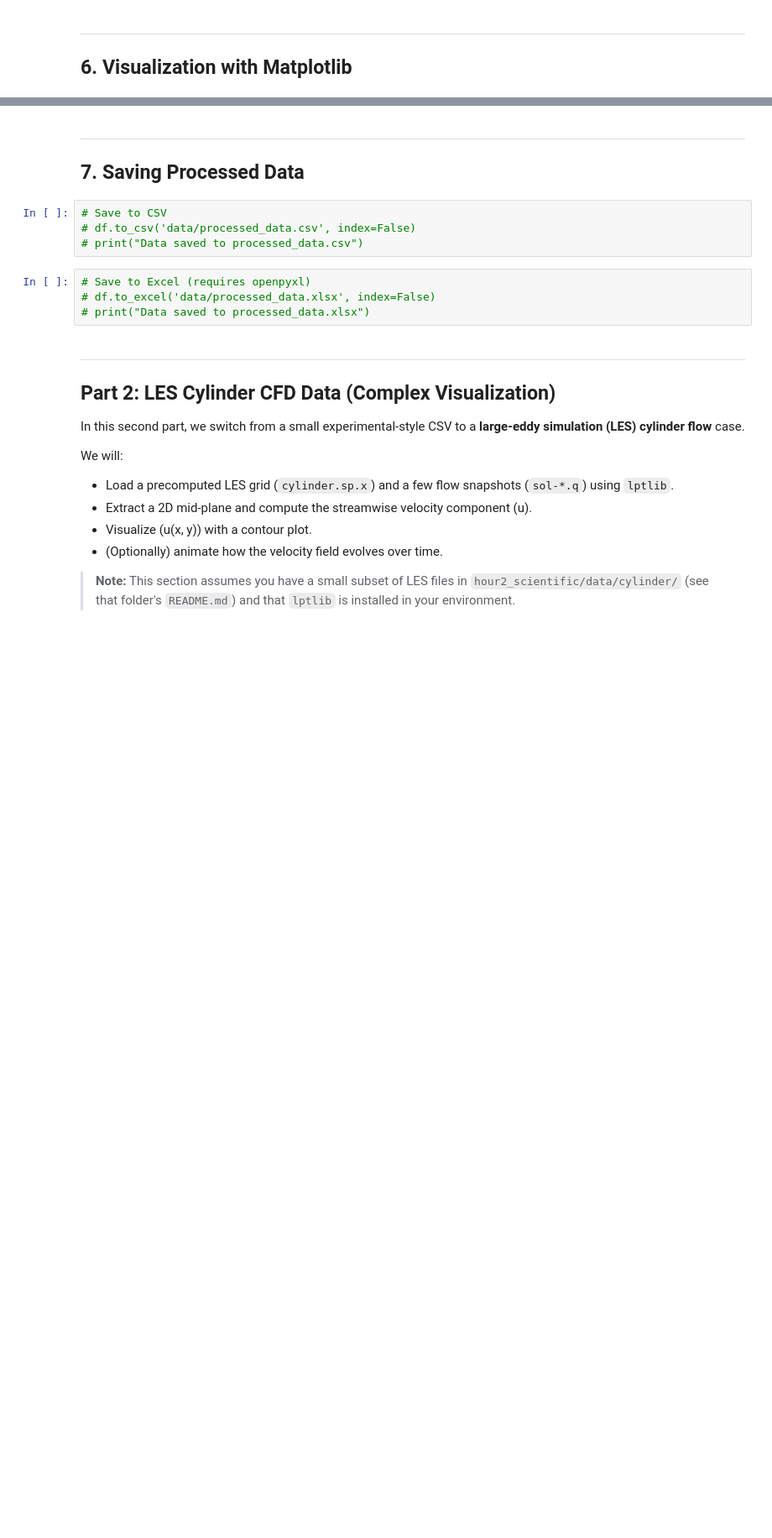
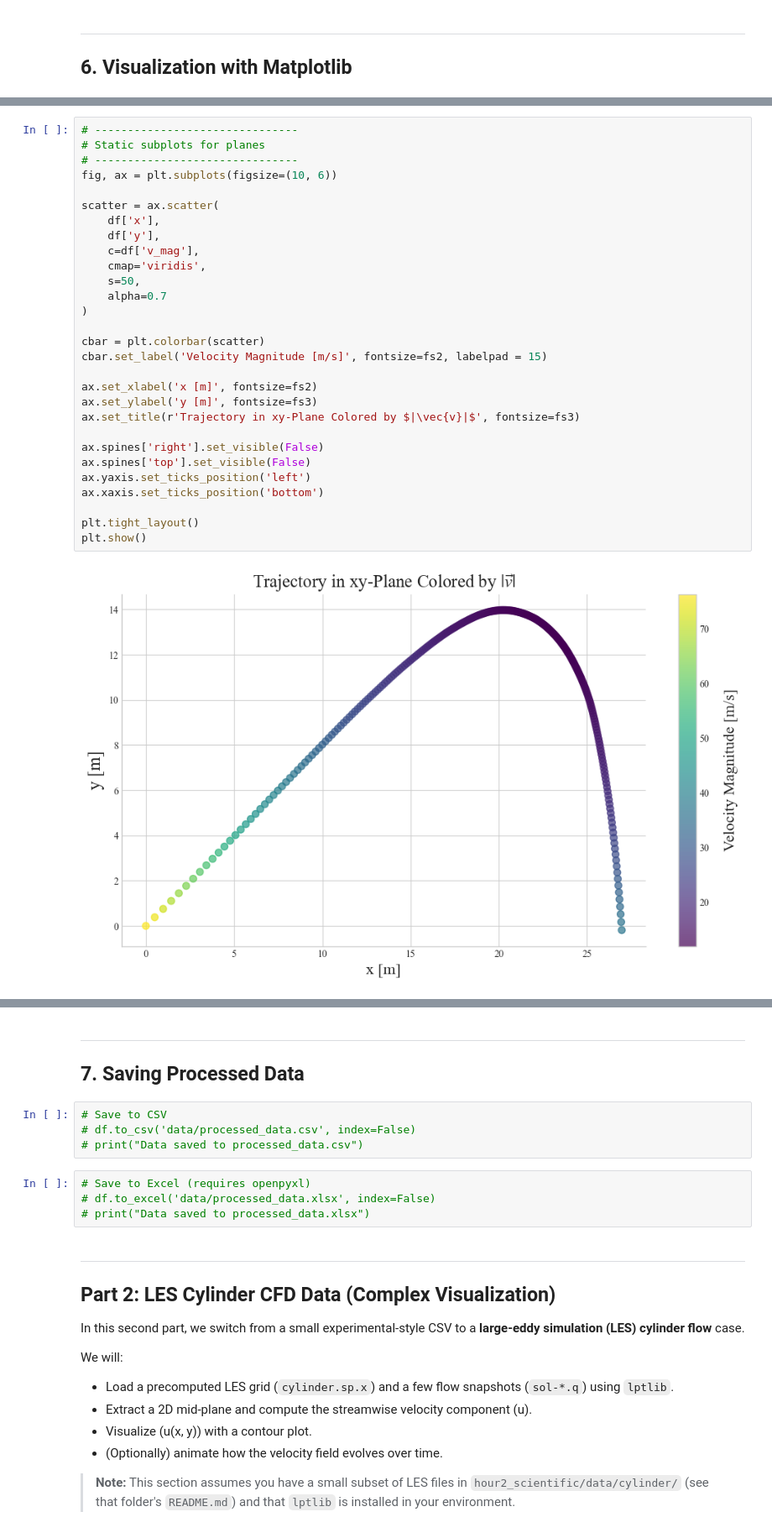
Before and after one commit to kalagotla/dc-qc-sci-python, a Jupyter notebook: hour2_scientific/01_scientific_python.ipynb, the cells around one changed output, grey strips where cells are left out. Shown at 84% size. Drawn from its saved outputs; the diff is of its cells as text; blank space fills up the shorter version.

```diff
--- a/hour2_scientific/01_scientific_python.ipynb
+++ b/hour2_scientific/01_scientific_python.ipynb
@@ -237,3 +338,34 @@ plt.show()
+# %%
+# -------------------------------
+# Static subplots for planes
+# -------------------------------
+fig, ax = plt.subplots(figsize=(10, 6))
+
+scatter = ax.scatter(
+    df['x'],
+    df['y'],
+    c=df['v_mag'],
+    cmap='viridis',
+    s=50,
+    alpha=0.7
+)
+
+cbar = plt.colorbar(scatter)
+cbar.set_label('Velocity Magnitude [m/s]', fontsize=fs2, labelpad = 15)
+
+ax.set_xlabel('x [m]', fontsize=fs2)
+ax.set_ylabel('y [m]', fontsize=fs3)
+ax.set_title(r'Trajectory in xy-Plane Colored by $|\vec{v}|$', fontsize=fs3)
+
+ax.spines['right'].set_visible(False)
+ax.spines['top'].set_visible(False)
+ax.yaxis.set_ticks_position('left')
+ax.xaxis.set_ticks_position('bottom')
+
+plt.tight_layout()
+plt.show()
+# %% [output]
+[figure, added]
 # %%
 # Publication-quality figure
 fig, ax = plt.subplots(figsize=(8, 6))
```
Also changed, not shown: parts of 37 cells of this notebook, 4 other files.
